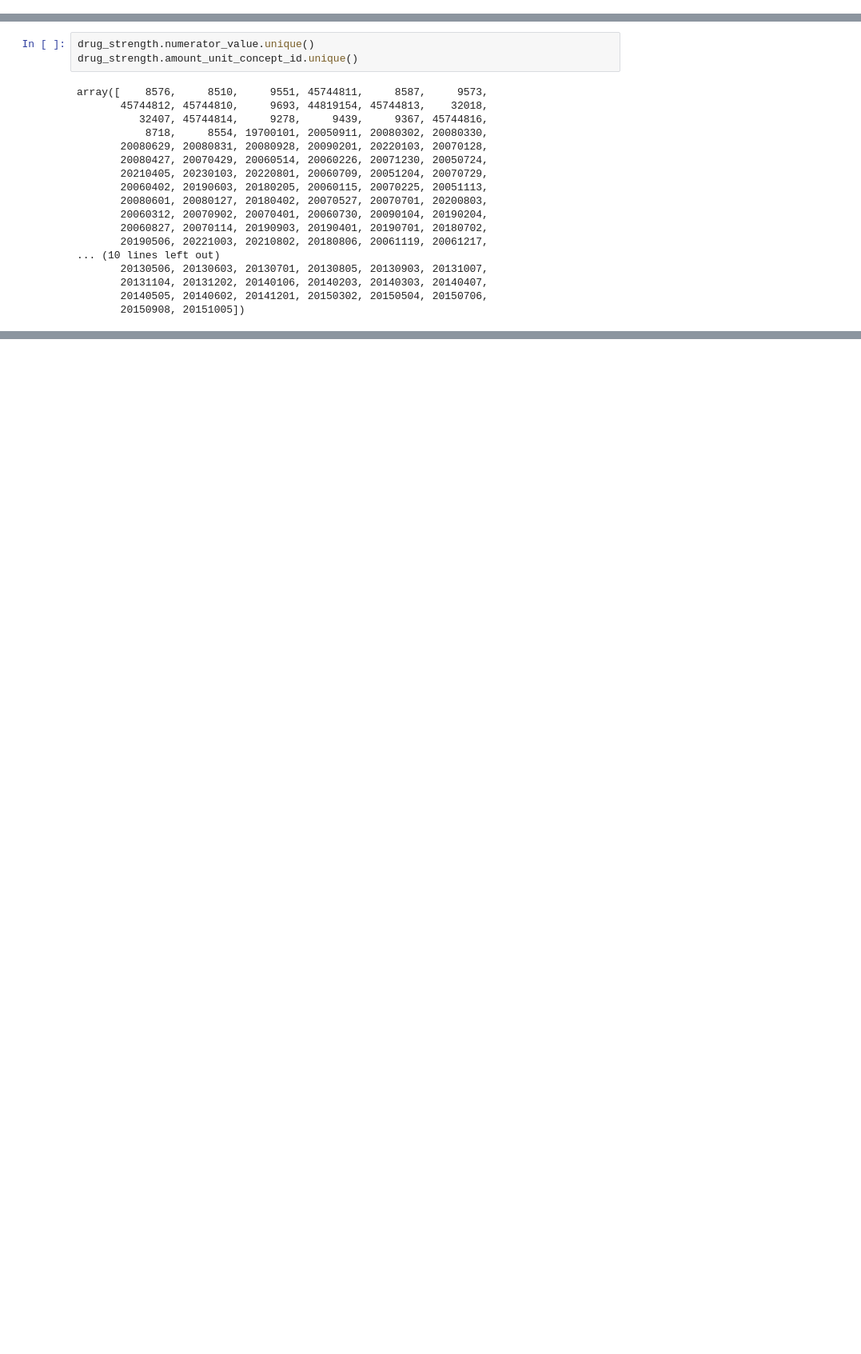
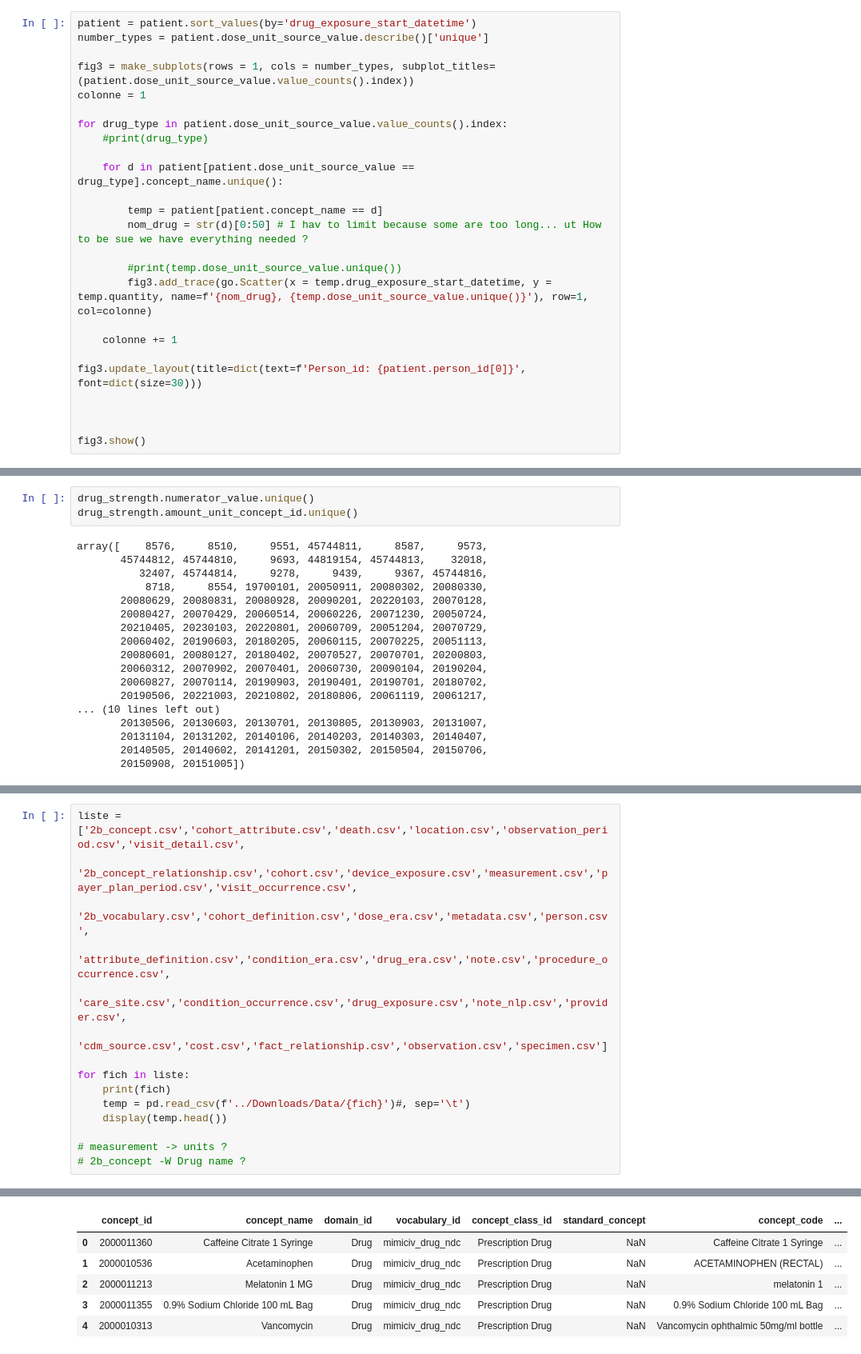
Before and after one commit to kumquat42/202402_MB_Data4Good_LinkR, a Jupyter notebook: 202402_MB_linkR_Notebook.ipynb, the cells around one changed output, grey strips where cells are left out. Shown at 80% size. Cells and saved outputs as stored; diff of their text form; blank space fills up the shorter version.

```diff
--- a/202402_MB_linkR_Notebook.ipynb
+++ b/202402_MB_linkR_Notebook.ipynb
@@ -149,0 +164,25 @@ patient1
+# %%
+patient = patient.sort_values(by='drug_exposure_start_datetime')
+number_types = patient.dose_unit_source_value.describe()['unique']
+
+fig3 = make_subplots(rows = 1, cols = number_types, subplot_titles=(patient.dose_unit_source_value.value_counts().index))
+colonne = 1
+
+for drug_type in patient.dose_unit_source_value.value_counts().index:
+    #print(drug_type)
+
+    for d in patient[patient.dose_unit_source_value == drug_type].concept_name.unique():
+
+        temp = patient[patient.concept_name == d]
+        nom_drug = str(d)[0:50] # I hav to limit because some are too long... ut How to be sue we have everything needed ?
+
+        #print(temp.dose_unit_source_value.unique())
+        fig3.add_trace(go.Scatter(x = temp.drug_exposure_start_datetime, y = temp.quantity, name=f'{nom_drug}, {temp.dose_unit_source_value.unique()}'), row=1, col=colonne)
+
+    colonne += 1
+
+fig3.update_layout(title=dict(text=f'Person_id: {patient.person_id[0]}', font=dict(size=30)))
+
+
+
+fig3.show()
@@ -526,0 +796,16 @@ array([    8576,     8510,     9551, 45744811,     8587,     9573,
+# %%
+liste = ['2b_concept.csv','cohort_attribute.csv','death.csv','location.csv','observation_period.csv','visit_detail.csv',
+         '2b_concept_relationship.csv','cohort.csv','device_exposure.csv','measurement.csv','payer_plan_period.csv','visit_occurrence.csv',
+         '2b_vocabulary.csv','cohort_definition.csv','dose_era.csv','metadata.csv','person.csv',
+         'attribute_definition.csv','condition_era.csv','drug_era.csv','note.csv','procedure_occurrence.csv',
+         'care_site.csv','condition_occurrence.csv','drug_exposure.csv','note_nlp.csv','provider.csv',
+         'cdm_source.csv','cost.csv','fact_relationship.csv','observation.csv','specimen.csv']
+
+for fich in liste:
+    print(fich)
+    temp = pd.read_csv(f'../Downloads/Data/{fich}')#, sep='\t')
+    display(temp.head())
+
+# measurement -> units ?
+# 2b_concept -W Drug name ?
+# %% [output]
@@ -526,0 +813,6 @@ array([    8576,     8510,     9551, 45744811,     8587,     9573,
+|  | concept_id | concept_name | domain_id | vocabulary_id | concept_class_id | standard_concept | concept_code | ... |
+| 0 | 2000011360 | Caffeine Citrate 1 Syringe | Drug | mimiciv_drug_ndc | Prescription Drug | NaN | Caffeine Citrate 1 Syringe | ... |
+| 1 | 2000010536 | Acetaminophen | Drug | mimiciv_drug_ndc | Prescription Drug | NaN | ACETAMINOPHEN (RECTAL) | ... |
+| 2 | 2000011213 | Melatonin 1 MG | Drug | mimiciv_drug_ndc | Prescription Drug | NaN | melatonin 1 | ... |
+| 3 | 2000011355 | 0.9% Sodium Chloride 100 mL Bag | Drug | mimiciv_drug_ndc | Prescription Drug | NaN | 0.9% Sodium Chloride 100 mL Bag | ... |
+| 4 | 2000010313 | Vancomycin | Drug | mimiciv_drug_ndc | Prescription Drug | NaN | Vancomycin ophthalmic 50mg/ml bottle | ... |
```
Also changed, not shown: parts of 34 cells of this notebook, 1 other file.
